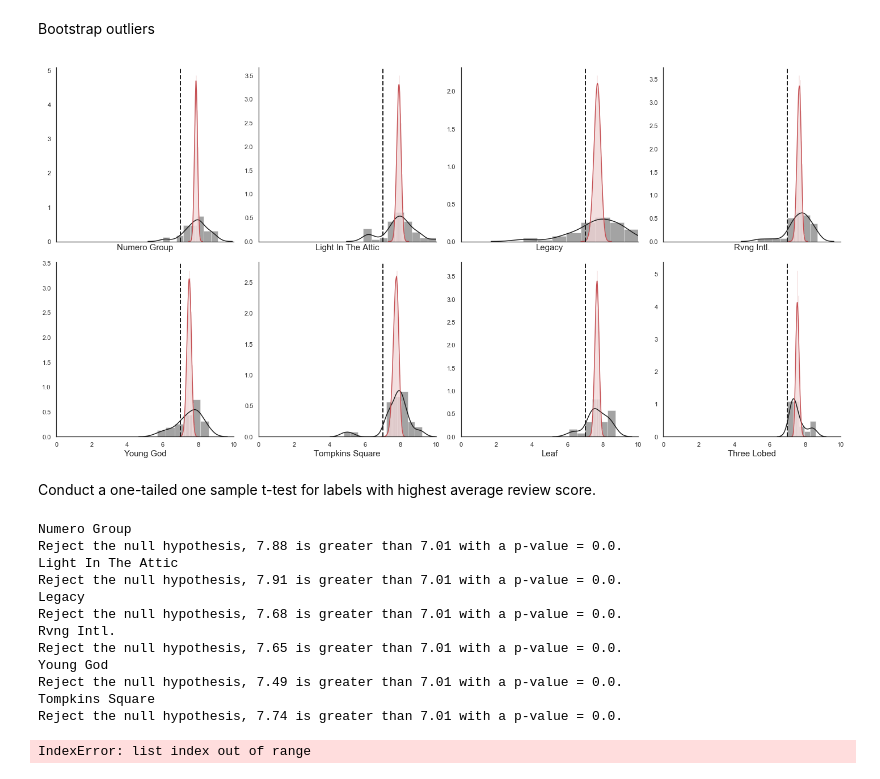
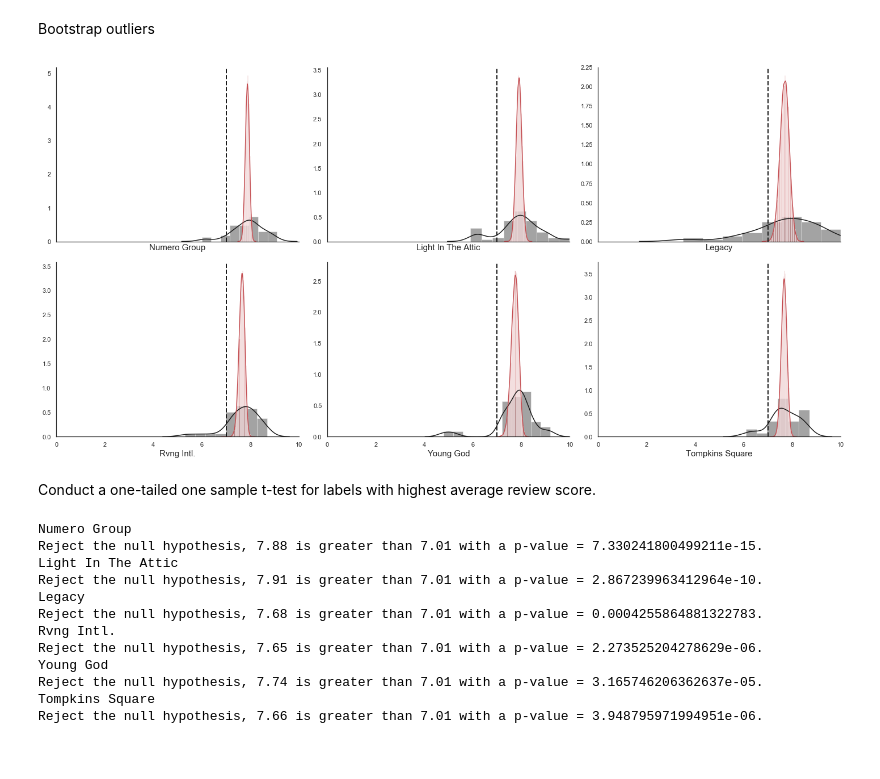
Before and after one commit to tsgreenwood-flatiron-data-science/mod2_final_project, a Jupyter notebook: folkenstein_nk.ipynb, the cells around one changed output. Cells and saved outputs as stored; diff of their text form; code cells hidden in the pictures.

```diff
--- a/folkenstein_nk.ipynb
+++ b/folkenstein_nk.ipynb
@@ -1198,7 +1194,7 @@ WHERE labels.label = 'rvng intl.'
 outlier5_df = pd.read_sql("""SELECT reviews.score
 FROM reviews
 JOIN labels on reviews.reviewid = labels.reviewid
-WHERE labels.label = 'leaf'
+WHERE labels.label = 'young god'
 ;""", conn)
 # %%
 outlier6_df = pd.read_sql("""SELECT reviews.score
@@ -1232,52 +1214,45 @@ b8_stats = bootstrap(outlier8_df['score'])
 # %%
 sns.set()
 sns.set_style("white")
-fig, axes = plt.subplots(2, 4, figsize=(20, 10), sharex=True)
+fig, axes = plt.subplots(2, 3, figsize=(20, 10), sharex=True)
 plt.xlim(0, 10)
 # plt.suptitle('Score Distributions for Labels with Highest Average Scores', fontsize='25')
 ax1 = sns.distplot(outlier1_df, color='k', ax=axes[0, 0])
 ax2 = sns.distplot(outlier2_df, color='k', ax=axes[0, 1])
 ax3 = sns.distplot(outlier3_df, color='k', ax=axes[0, 2])
-ax4 = sns.distplot(outlier4_df, color='k', ax=axes[0, 3])
-ax5 = sns.distplot(outlier5_df, color='k', ax=axes[1, 0])
-ax6 = sns.distplot(outlier6_df, color='k', ax=axes[1, 1])
-ax7 = sns.distplot(outlier7_df, color='k', ax=axes[1, 2])
-ax8 = sns.distplot(outlier8_df, color='k', ax=axes[1, 3])
+ax4 = sns.distplot(outlier4_df, color='k', ax=axes[1, 0])
+ax5 = sns.distplot(outlier5_df, color='k', ax=axes[1, 1])
+ax6 = sns.distplot(outlier6_df, color='k', ax=axes[1, 2])
 
 # Add bootstrapped visual for all but all scores (no need, is population andu just creates straight line)
 ax9 = sns.distplot(b1_stats, color='r', ax=axes[0, 0])
 ax10 = sns.distplot(b2_stats, color='r', ax=axes[0, 1])
 ax11 = sns.distplot(b3_stats, color='r', ax=axes[0, 2])
-ax12 = sns.distplot(b4_stats, color='r', ax=axes[0, 3])
-ax13 = sns.distplot(b5_stats, color='r', ax=axes[1, 0])
-ax14 = sns.distplot(b6_stats, color='r', ax=axes[1, 1])
-ax15 = sns.distplot(b7_stats, color='r', ax=axes[1, 2])
-ax16 = sns.distplot(b8_stats, color='r', ax=axes[1, 3])
+ax12 = sns.distplot(b4_stats, color='r', ax=axes[1, 0])
+ax13 = sns.distplot(b5_stats, color='r', ax=axes[1, 1])
+ax14 = sns.distplot(b6_stats, color='r', ax=axes[1, 2])
+
 
 # Add estimated population mean line
 ax1.axvline(x=pop_mean, color='k', linestyle='--', linewidth=2)
 ax2.axvline(x=pop_mean, color='k', linestyle='--', linewidth=2)
 ax3.axvline(x=pop_mean, color='k', linestyle='--', linewidth=2)
 ax4.axvline(x=pop_mean, color='k', linestyle='--', linewidth=2)
 ax5.axvline(x=pop_mean, color='k', linestyle='--', linewidth=2)
 ax6.axvline(x=pop_mean, color='k', linestyle='--', linewidth=2)
-ax7.axvline(x=pop_mean, color='k', linestyle='--', linewidth=2)
-ax8.axvline(x=pop_mean, color='k', linestyle='--', linewidth=2)
 
 # Add labels for each plot
 ax1.set_xlabel(label_outliers_list[0].title(), fontsize='15')
 ax2.set_xlabel(label_outliers_list[1].title(), fontsize='15')
 ax3.set_xlabel(label_outliers_list[2].title(), fontsize='15')
 ax4.set_xlabel(label_outliers_list[3].title(), fontsize='15')
 ax5.set_xlabel(label_outliers_list[4].title(), fontsize='15')
 ax6.set_xlabel(label_outliers_list[5].title(), fontsize='15')
-ax7.set_xlabel("Leaf", fontsize='15')
-ax8.set_xlabel("Three Lobed", fontsize='15')
 sns.despine()
 plt.tight_layout()
 plt.show();
 # %% [output]
-[figure, old version]
+[figure, new version]
 # %% [markdown]
 Conduct a one-tailed one sample t-test for labels with highest average review score.
 # %%
@@ -1292,32 +1267,27 @@ def above_case_one_sample_ttest(data, pop_mean, alpha):
         print("Accept the null hypothesis.")
 # %%
 print(f"{label_outliers_list[0].title()}")
-above_case_one_sample_ttest(b1_stats, pop_mean, 0.05)
+above_case_one_sample_ttest(outlier1_df['score'], pop_mean, 0.05)
 print(f"{label_outliers_list[1].title()}")
-above_case_one_sample_ttest(b2_stats, pop_mean, 0.05)
+above_case_one_sample_ttest(outlier2_df['score'], pop_mean, 0.05)
 print(f"{label_outliers_list[2].title()}")
-above_case_one_sample_ttest(b3_stats, pop_mean, 0.05)
+above_case_one_sample_ttest(outlier3_df['score'], pop_mean, 0.05)
 print(f"{label_outliers_list[3].title()}")
-above_case_one_sample_ttest(b4_stats, pop_mean, 0.05)
+above_case_one_sample_ttest(outlier4_df['score'], pop_mean, 0.05)
 print(f"{label_outliers_list[4].title()}")
-above_case_one_sample_ttest(b5_stats, pop_mean, 0.05)
+above_case_one_sample_ttest(outlier5_df['score'], pop_mean, 0.05)
 print(f"{label_outliers_list[5].title()}")
-above_case_one_sample_ttest(b6_stats, pop_mean, 0.05)
-print(f"{label_outliers_list[6].title()}")
-above_case_one_sample_ttest(b7_stats, pop_mean, 0.05)
-print(f"{label_outliers_list[7].title()}")
-above_case_one_sample_ttest(b8_stats, pop_mean, 0.05)
+above_case_one_sample_ttest(outlier6_df['score'], pop_mean, 0.05)
 # %% [output]
 Numero Group
-Reject the null hypothesis, 7.88 is greater than 7.01 with a p-value = 0.0.
+Reject the null hypothesis, 7.88 is greater than 7.01 with a p-value = 7.330241800499211e-15.
 Light In The Attic
-Reject the null hypothesis, 7.91 is greater than 7.01 with a p-value = 0.0.
+Reject the null hypothesis, 7.91 is greater than 7.01 with a p-value = 2.867239963412964e-10.
 Legacy
-Reject the null hypothesis, 7.68 is greater than 7.01 with a p-value = 0.0.
+Reject the null hypothesis, 7.68 is greater than 7.01 with a p-value = 0.0004255864881322783.
 Rvng Intl.
-Reject the null hypothesis, 7.65 is greater than 7.01 with a p-value = 0.0.
+Reject the null hypothesis, 7.65 is greater than 7.01 with a p-value = 2.273525204278629e-06.
 Young God
-Reject the null hypothesis, 7.49 is greater than 7.01 with a p-value = 0.0.
+Reject the null hypothesis, 7.74 is greater than 7.01 with a p-value = 3.165746206362637e-05.
 Tompkins Square
-Reject the null hypothesis, 7.74 is greater than 7.01 with a p-value = 0.0.
+Reject the null hypothesis, 7.66 is greater than 7.01 with a p-value = 3.948795971994951e-06.
-IndexError: list index out of range
```
Also changed, not shown: parts of 20 cells of this notebook, 3 other files.
